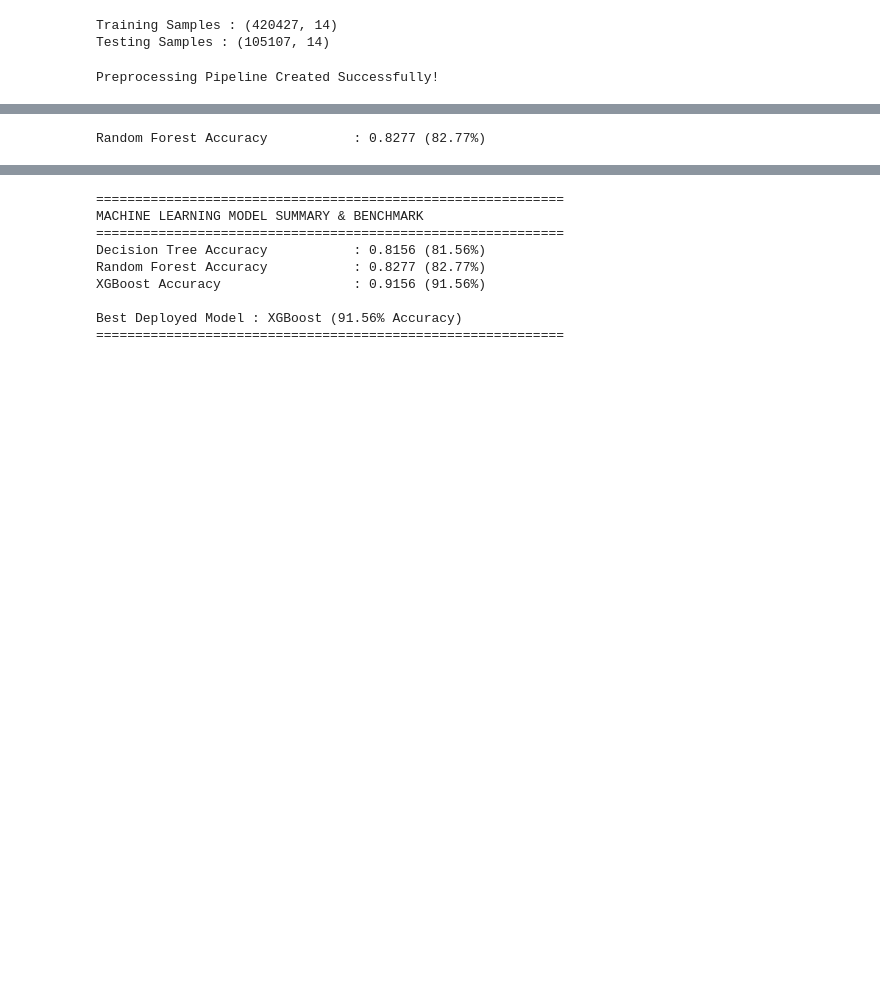
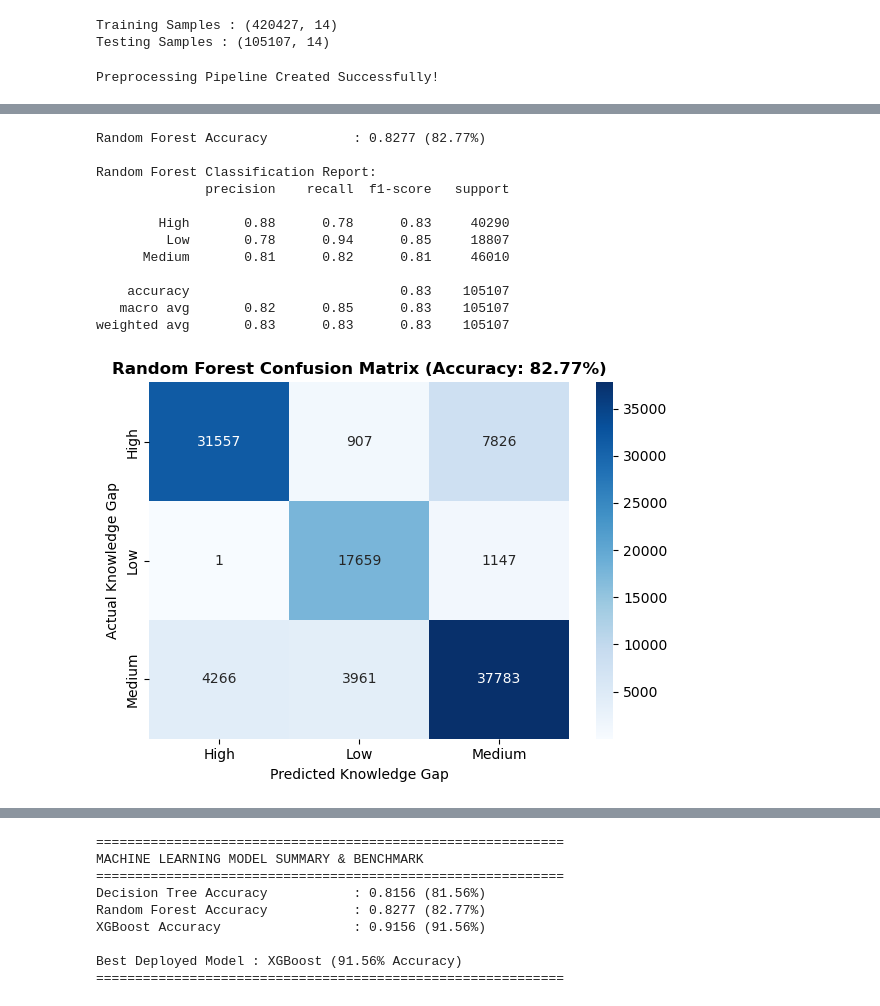
Before and after one commit to sharath77-code/KnowledgeGapDetection, a Jupyter notebook: notebooks/05_ML_Models.ipynb, the cells around one changed output, grey strips where cells are left out. Cells and saved outputs as stored; diff of their text form; code cells hidden in the pictures; blank space fills up the shorter version.

```diff
--- a/notebooks/05_ML_Models.ipynb
+++ b/notebooks/05_ML_Models.ipynb
@@ -203,21 +229,46 @@ Decision Tree Accuracy           : 0.8156 (81.56%)
 # %%
 rf_pipeline = Pipeline([
     ("preprocessor", preprocessor),
     ("classifier", RandomForestClassifier(
         n_estimators=100,
         max_depth=9,
         min_samples_leaf=10,
         random_state=42,
         n_jobs=-1
     ))
 ])
 
 rf_pipeline.fit(X_train, y_train)
 rf_pred = rf_pipeline.predict(X_test)
 rf_acc = accuracy_score(y_test, rf_pred)
-print(f"Random Forest Accuracy           : {rf_acc:.4f} ({rf_acc*100:.2f}%)")
+print(f"Random Forest Accuracy           : {rf_acc:.4f} ({rf_acc*100:.2f}%)\n")
+
+# Confusion Matrix & Classification Report
+cm_rf = confusion_matrix(y_test, rf_pred)
+print("Random Forest Classification Report:")
+print(classification_report(y_test, rf_pred, target_names=label_encoder.classes_))
+
+plt.figure(figsize=(6, 4.5))
+sns.heatmap(cm_rf, annot=True, fmt="d", cmap="Blues", xticklabels=label_encoder.classes_, yticklabels=label_encoder.classes_)
+plt.title(f"Random Forest Confusion Matrix (Accuracy: {rf_acc*100:.2f}%)", fontsize=12, fontweight="bold")
+plt.xlabel("Predicted Knowledge Gap")
+plt.ylabel("Actual Knowledge Gap")
+plt.tight_layout()
+plt.show()
 # %% [output]
 Random Forest Accuracy           : 0.8277 (82.77%)
+
+Random Forest Classification Report:
+              precision    recall  f1-score   support
+
+        High       0.88      0.78      0.83     40290
+         Low       0.78      0.94      0.85     18807
+      Medium       0.81      0.82      0.81     46010
+
+    accuracy                           0.83    105107
+   macro avg       0.82      0.85      0.83    105107
+weighted avg       0.83      0.83      0.83    105107
+[figure, added]
 # %%
 xgb_pipeline = Pipeline([
     ("preprocessor", preprocessor),
```
Also changed, not shown: parts of 3 cells of this notebook, 2 other files.
